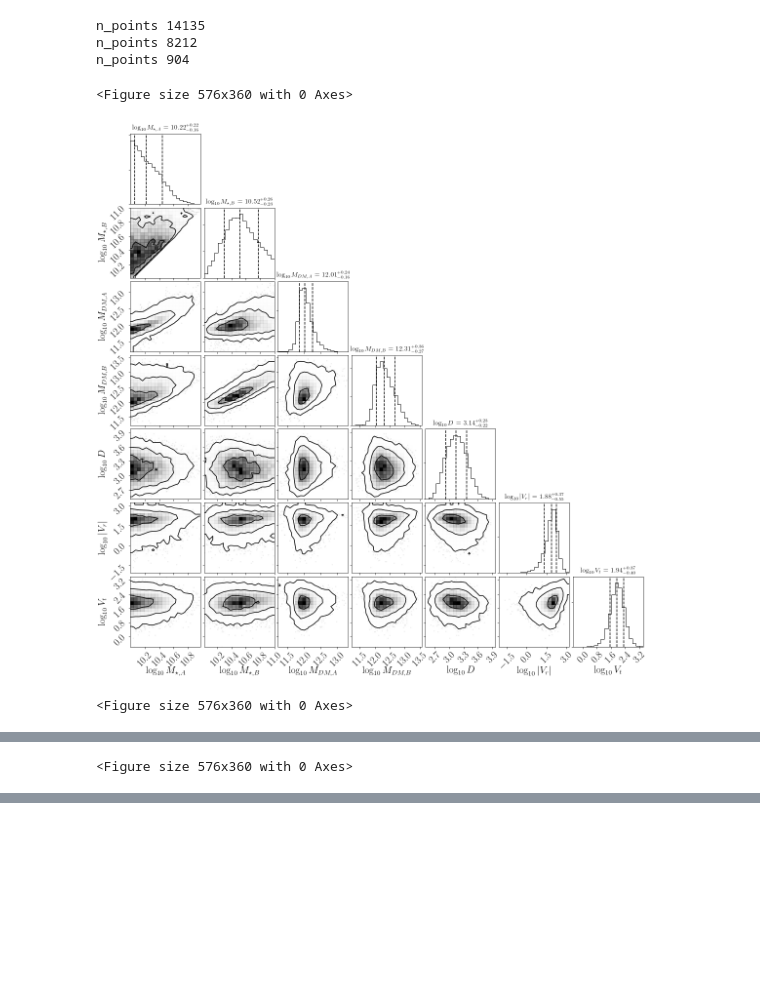
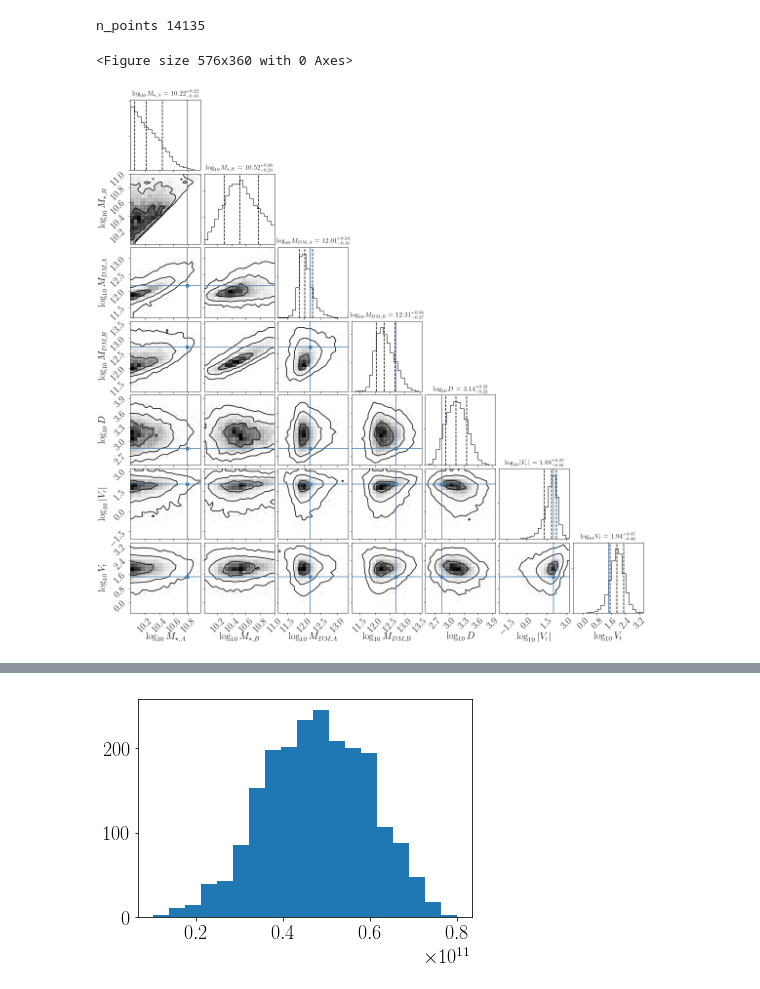
Before and after one commit to cgomez11/projectLC, a Jupyter notebook: nb/explora.ipynb, the cells around one changed output, grey strips where cells are left out. Cells and saved outputs as stored; diff of their text form; code cells hidden in the pictures; blank space fills up the shorter version.

```diff
--- a/nb/explora.ipynb
+++ b/nb/explora.ipynb
@@ -5,7 +5,7 @@ import pandas as pd
 import corner
 %matplotlib inline
 # %%
-def plot_corner_full(sim_name='L205n2500', id_list=None, log_scale=True, cut_name=None):
+def plot_corner_full(sim_name='L205n2500', id_list=None, cut_name=None):
     df_name = '../data/df_pairCandidatesAfterMass_OnlyStellar_{}.pkl'.format(sim_name)
     df = pd.read_pickle(df_name)
     if id_list is not None:
@@ -24,21 +24,15 @@ def plot_corner_full(sim_name='L205n2500', id_list=None, log_scale=True, cut_nam
     plt.figure(figsize=(8,5))
     plt.rc('text', usetex=True,)
     plt.rc('font', family='serif', size=20)
-    if log_scale:
-        cols = ['log_stellar_massA', 'log_stellar_massB', 'log_DM_massA', 'log_DM_massB','log_distance', 'log_radial_vel', 'log_tan_vel']
-    else:
-        cols = ['Stellar_massA', 'Stellar_massB', 'DM_massA', 'DM_massB','Distance', 'Radial_vel', 'Tan_vel']
-    if log_scale:
-        labels=[r"$\log_{10} M_{\star,A}$", r"$\log_{10} M_{\star,B}$",
+    cols = ['log_stellar_massA', 'log_stellar_massB', 'log_DM_massA', 'log_DM_massB','log_distance', 'log_radial_vel', 'log_tan_vel']
+    truth = np.array([np.log10(6.08E10), np.log10(12E10), np.log10(1.5E12), np.log10(5E12), np.log10(700), np.log10(110), np.log10(30)])
+    labels=[r"$\log_{10} M_{\star,A}$", r"$\log_{10} M_{\star,B}$",
                         r"$\log_{10} M_{DM,A}$", r"$\log_{10} M_{DM,B}$",
                         r"$\log_{10} D$", r"$\log_{10} |V_{r}|$", r"$\log_{10} V_{t}$"]
-    else:
-        labels=[r"$M_{\star,A}$", r"$M_{\star,B}$",
-                        r"$M_{DM,A}$", r"$M_{DM,B}$",
-                        r"$D$", r"$|V_{r}|$", r"$V_{t}$"]
 
-    _ = corner.corner(df[cols].astype('float64'),labels=labels,
-               quantiles=[0.16, 0.5, 0.84], alpha=0.01, figsize=(10, 10), title_kwargs={"fontsize": 14}, levels=levels, show_titles=True)
+    _ = corner.corner(df[cols].astype('float64'),labels=labels,levels=levels, truths=truth,
+                      quantiles=[0.16, 0.5, 0.84], alpha=0.01, figsize=(10, 10),
+                      title_kwargs={"fontsize": 14},  show_titles=True)
 
     if cut_name is None:
         filename = '../paper/full_corner_{}.pdf'.format(sim_name)
@@ -48,12 +42,9 @@ def plot_corner_full(sim_name='L205n2500', id_list=None, log_scale=True, cut_nam
     plt.savefig(filename)
 # %%
 plot_corner_full(sim_name='L205n2500')
-plot_corner_full(sim_name='L205n1250')
-plot_corner_full(sim_name='L75n1820')
+#plot_corner_full(sim_name='L205n1250')
+#plot_corner_full(sim_name='L75n1820')
 # %% [output]
 n_points 14135
-n_points 8212
-n_points 904
 <Figure size 576x360 with 0 Axes>
-[figure, old version]
+[figure, new version]
-<Figure size 576x360 with 0 Axes>
@@ -61 +50,0 @@ n_points 904
-<Figure size 576x360 with 0 Axes>
@@ -62,0 +51,25 @@ n_points 904
+# %%
+def bootstrap_sample(sim_name='L205n2500'):
+    def logproba(x, mean_x=6.08E10, sigma_x=1.14E10):
+        d = (mean_x - x)/sigma_x
+        d = np.exp(-0.5 * (d**2))
+        return d
+    df_name = '../data/df_pairCandidatesAfterMass_OnlyStellar_{}.pkl'.format(sim_name)
+    df = pd.read_pickle(df_name)
+    mass = np.array(df['Stellar_massA'])
+
+    n_points = len(df)
+    n_try = n_points * 5
+
+    bootstrap_id = np.ones(n_try, dtype=int)
+    new_mass = np.random.choice(mass, size=n_try)
+    proba_new_mass = logproba(new_mass)
+    random_new_mass = np.random.random(n_try)
+
+    ii = random_new_mass< proba_new_mass
+
+    _=plt.hist(new_mass[ii],bins=np.linspace(1E10,8E10,20))
+#    plot_corner_full(sim_name=sim_name, id_list=bootstrap_id, cut_name='star_mass_A')
+bootstrap_sample(sim_name='L205n2500')
+# %% [output]
+[figure, added]
```
Also changed, not shown: parts of 6 cells of this notebook.
